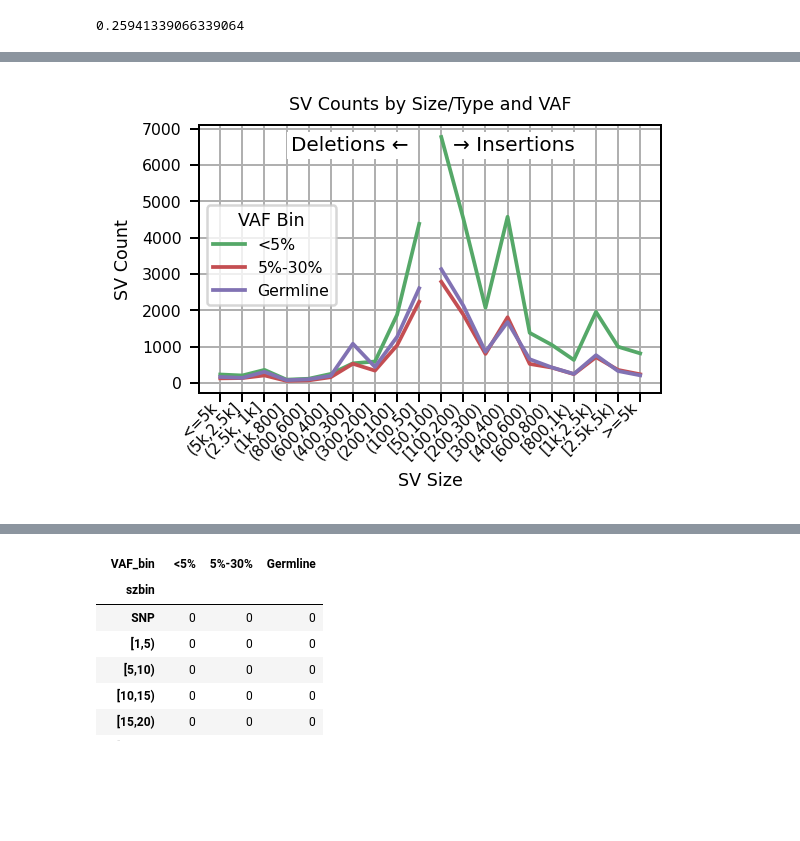
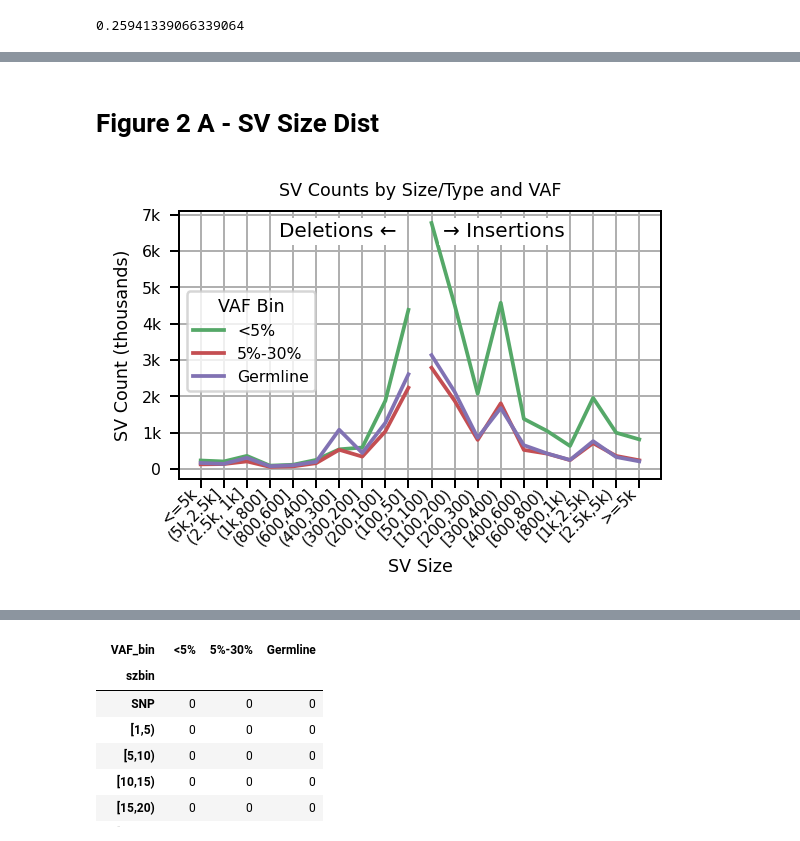
Before and after one commit to BCM-HGSC/SMaHT_MIMS, a Jupyter notebook: bench_stats/VariantStats.ipynb, the cells around one changed output, grey strips where cells are left out. Saved outputs shown, nothing was run; the diff lists cells and outputs as text; code cells hidden in the pictures; blank space fills up the shorter version.

```diff
--- a/bench_stats/VariantStats.ipynb
+++ b/bench_stats/VariantStats.ipynb
@@ -87,6 +117,4 @@ _ = p.set(title="SV Neighbor Count Distribution", xlabel="Number of Neighbors (1
 # %%
-import seaborn as sb
-import matplotlib.pyplot as plt
 
 fig, ax = plt.subplots(nrows=1,
                        ncols=1,
@@ -110,7 +138,7 @@ p = sb.histplot(data=subset,
            legend=True,
 )
 
-_ = p.set(title="SV VAF Distribution", ylabel="SV Count", xlabel="VAF", xlim=(-0.01,1.01))
+_ = p.set(title="SV VAF Distribution", ylabel="SV Count (thousands)", xlabel="VAF", xlim=(-0.01,1.01))
 plt.grid(axis='y', zorder=1)
 
 # Shade the area from 0.30 to 1.0
@@ -144,6 +172,14 @@ ax[0][0].legend(
     title="SV Type",
 )
 
+y_new = []
+for i in ax[0][0].get_yticklabels():
+    nlab = str(int(i.get_text()) // 1000) + 'k'
+    i.set_text(nlab)
+    print(i)
+    y_new.append(i)
+ax[0][0].set_yticklabels(y_new)
+
 plt.tight_layout()
 plt.show()
 # %% [output]
@@ -195,8 +226,6 @@ plt.rcParams.update({
+# %% [markdown]
+# Figure 2 A - SV Size Dist
 # %%
-import seaborn as sb
-import matplotlib.pyplot as plt
-import truvari
-
 fig, ax = plt.subplots(nrows=1,
                        ncols=1,
                        #figsize=(5 * len(files), 5),
@@ -217,49 +246,52 @@ for i in ['DEL', 'INS']:
     # Create the plot
     p = sb.lineplot(
         data=plot_df,
         x='signed_szbin',
         y='count',
         hue='VAF_bin',
         markers=False,
         dashes=True,
         legend=(i=='DEL'),
         ax = ax[0][0],
         palette=palette[2:-3],
     )
 
 p.set_title("SV Counts by Size/Type and VAF")
 p.set_ylabel("Count")
 p.set_xlabel("Size Bin")
 p.grid(True)
+#ax[0][0].set_xticklabels(keep)
+
+# Changing ylabels to thousands (k)
+from matplotlib.ticker import FuncFormatter
+
+# Define formatter function
+def thousands_formatter(x, pos):
+    return f"{int(x/1000)}k" if x >= 1000 else str(int(x))
+
+# Apply to the axis
+ax[0][0].yaxis.set_major_formatter(FuncFormatter(thousands_formatter))
+
+_ = p.set(ylabel="SV Count (thousands)", xlabel='SV Size')
+
 plt.legend(title="VAF Bin",
            loc="lower left",
            bbox_to_anchor=(0, 0.3),  # fine-tune as needed
 )
 plt.xticks(rotation=45, ha='right')
 ax[0][0].tick_params(axis='x', which='major', pad=-1, labelsize=6)
 
-plt.tight_layout()
-
 ax[0][0].text(8.5, 6800, "Deletions ←", ha='right', va='top', fontsize=8,
               bbox=dict(facecolor='white', edgecolor='none', boxstyle='square,pad=0.2'))
 ax[0][0].text(10.51, 6800, "→ Insertions", ha='left', va='top', fontsize=8,
              bbox=dict(facecolor='white', edgecolor='none', boxstyle='square,pad=0.2'))
-keep = ax[0][0].get_xticklabels()
-keep = [keep[0], "",
-        keep[2], "",
-        keep[4], "",
-        keep[6], "",
-        keep[8], "",#keep[9],
-        keep[10], "",#keep[11],
-        keep[13], "",
-        keep[15], "",
-        keep[17], "",
-        keep[19], ""]
-#ax[0][0].set_xticklabels(keep)
 
-_ = p.set(ylabel="SV Count", xlabel='SV Size')
+
+
+plt.tight_layout()
+plt.show()
 # %% [output]
-[figure, old version]
+[figure, new version]
 # %%
 # %% [output]
 [Text(0, 0, '<=5k'),
```
Also changed, not shown: parts of 6 cells of this notebook, 3 other files.
